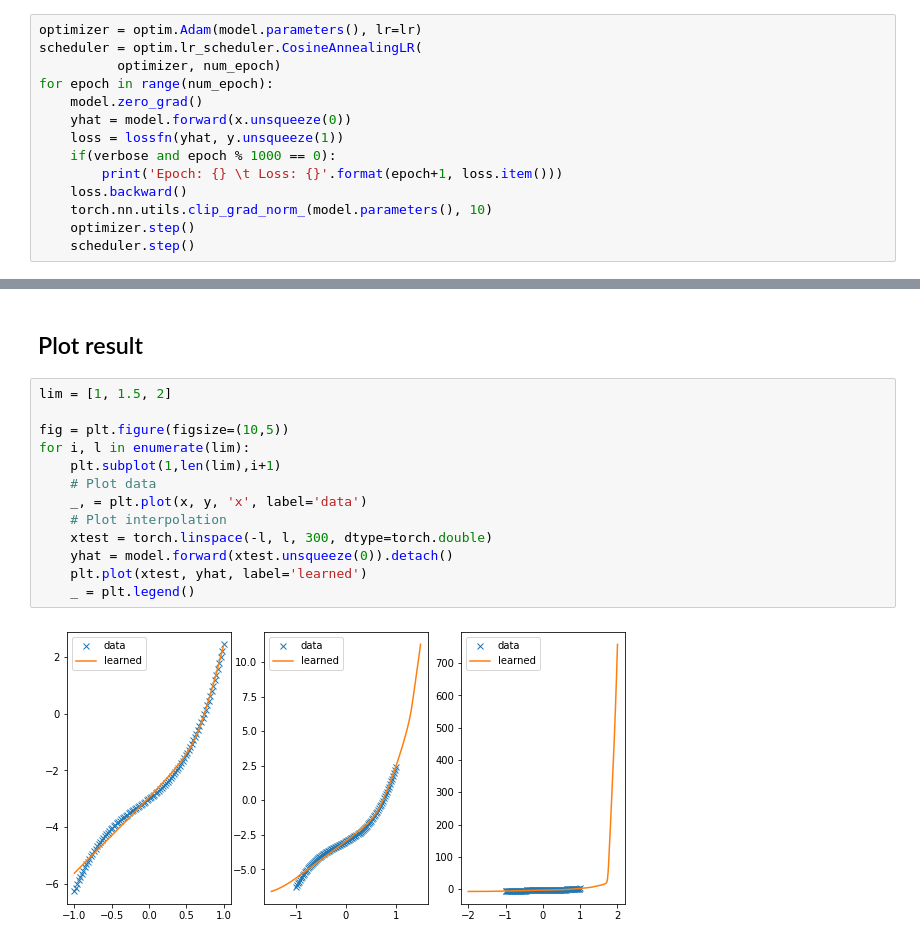
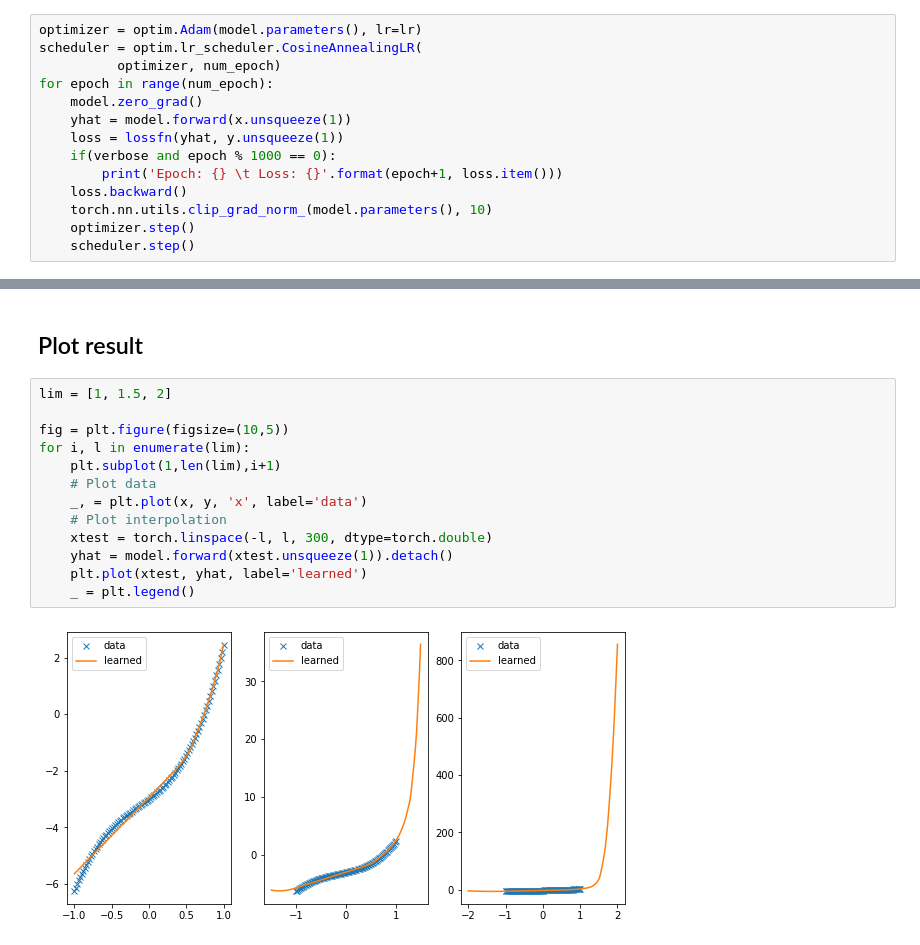
Before and after one commit to Nusha97/Layered-control-architectures-for-Robotics, a Jupyter notebook: tracking/test_icnn.ipynb, the cells around one changed output, grey strips where cells are left out. Cells and saved outputs as stored; diff of their text form.

```diff
--- a/tracking/test_icnn.ipynb
+++ b/tracking/test_icnn.ipynb
@@ -33,7 +30,7 @@ scheduler = optim.lr_scheduler.CosineAnnealingLR(
           optimizer, num_epoch)
 for epoch in range(num_epoch):
     model.zero_grad()
-    yhat = model.forward(x.unsqueeze(0))
+    yhat = model.forward(x.unsqueeze(1))
     loss = lossfn(yhat, y.unsqueeze(1))
     if(verbose and epoch % 1000 == 0):
         print('Epoch: {} \t Loss: {}'.format(epoch+1, loss.item()))
@@ -62,15 +59,15 @@ Epoch: 14001     Loss: 3.04165312958509
 # %%
 lim = [1, 1.5, 2]
 
 fig = plt.figure(figsize=(10,5))
 for i, l in enumerate(lim):
     plt.subplot(1,len(lim),i+1)
     # Plot data
     _, = plt.plot(x, y, 'x', label='data')
     # Plot interpolation
     xtest = torch.linspace(-l, l, 300, dtype=torch.double)
-    yhat = model.forward(xtest.unsqueeze(0)).detach()
+    yhat = model.forward(xtest.unsqueeze(1)).detach()
     plt.plot(xtest, yhat, label='learned')
     _ = plt.legend()
 # %% [output]
-[figure, old version]
+[figure, new version]
```
Also changed, not shown: parts of 2 cells of this notebook, 6 other files.
